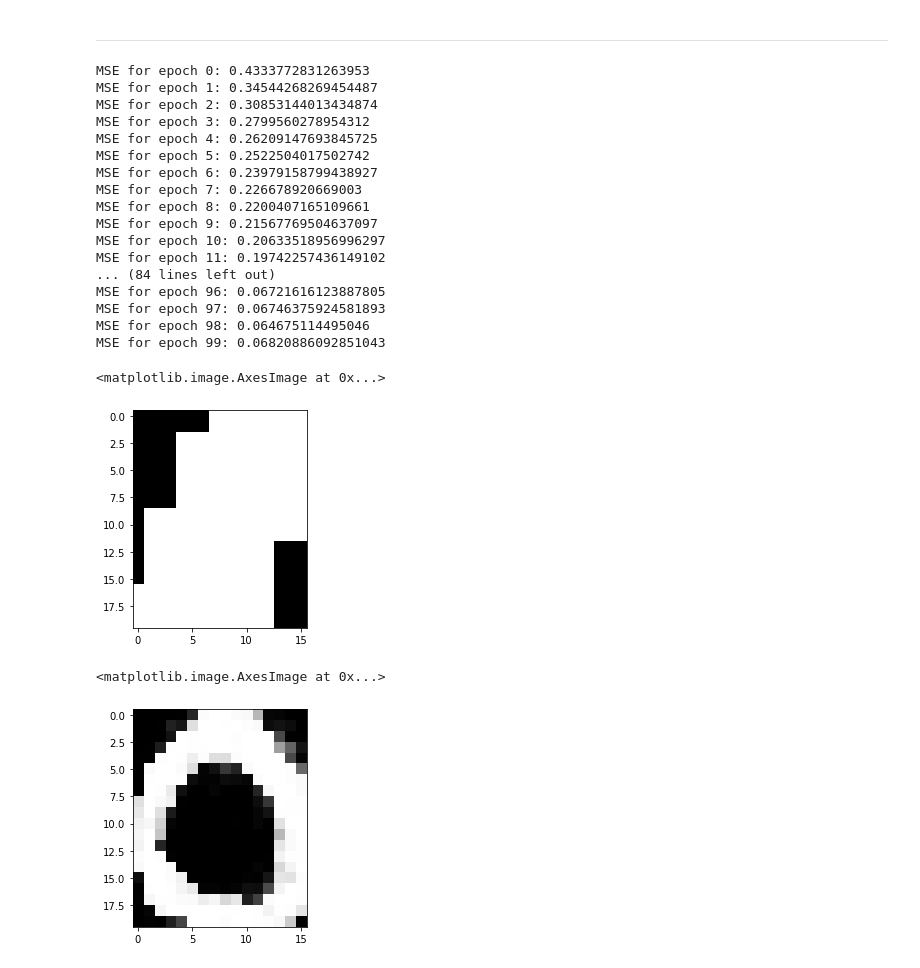
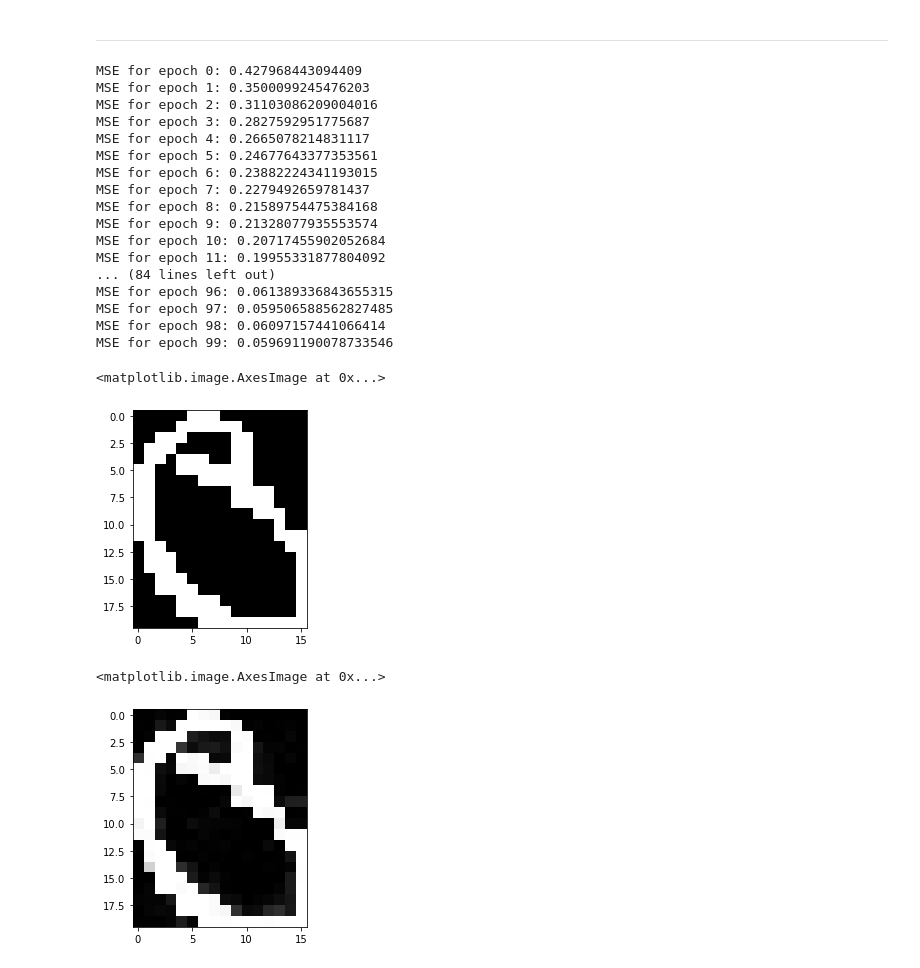
Before and after one commit to Koowah/Deep_neural_networks, a Jupyter notebook: notebooks/1_AL_TP_DNN.ipynb, the cells around one changed output. Drawn from its saved outputs; the diff is of its cells as text; code cells hidden in the pictures.

```diff
--- a/notebooks/1_AL_TP_DNN.ipynb
+++ b/notebooks/1_AL_TP_DNN.ipynb
@@ -264,36 +264,36 @@ class RBM:
 # %%
 rbm = RBM(20*16, 20*8)
 # %%
-data = lire_alpha_digit(images, [0, 1, 2, 3, 4])
+data = lire_alpha_digit(images, [0, 1, 2, 3, 4, 5, 6, 7, 8, 9])
 # %%
 train_data = list(zip(data, labels_array[:39*2]))
 # %%
 rbm.train_model(train_data)
 # %% [output]
-MSE for epoch 0: 0.4333772831263953
-MSE for epoch 1: 0.34544268269454487
-MSE for epoch 2: 0.30853144013434874
-MSE for epoch 3: 0.2799560278954312
-MSE for epoch 4: 0.26209147693845725
-MSE for epoch 5: 0.2522504017502742
-MSE for epoch 6: 0.23979158799438927
-MSE for epoch 7: 0.226678920669003
-MSE for epoch 8: 0.2200407165109661
-MSE for epoch 9: 0.21567769504637097
-MSE for epoch 10: 0.20633518956996297
-MSE for epoch 11: 0.19742257436149102
+MSE for epoch 0: 0.427968443094409
+MSE for epoch 1: 0.3500099245476203
+MSE for epoch 2: 0.31103086209004016
+MSE for epoch 3: 0.2827592951775687
+MSE for epoch 4: 0.2665078214831117
+MSE for epoch 5: 0.24677643377353561
+MSE for epoch 6: 0.23882224341193015
+MSE for epoch 7: 0.2279492659781437
+MSE for epoch 8: 0.21589754475384168
+MSE for epoch 9: 0.21328077935553574
+MSE for epoch 10: 0.20717455902052684
+MSE for epoch 11: 0.19955331877804092
 ... (84 lines left out)
-MSE for epoch 96: 0.06721616123887805
-MSE for epoch 97: 0.06746375924581893
-MSE for epoch 98: 0.064675114495046
-MSE for epoch 99: 0.06820886092851043
+MSE for epoch 96: 0.061389336843655315
+MSE for epoch 97: 0.059506588562827485
+MSE for epoch 98: 0.06097157441066414
+MSE for epoch 99: 0.059691190078733546
 # %%
-plt.imshow(data[50].reshape(20,16), cmap='Greys_r')
+plt.imshow(data[39*0].reshape(20,16), cmap='Greys_r')
 # %% [output]
 <matplotlib.image.AxesImage at 0x...>
-[figure, old version]
+[figure, new version]
 # %%
-plt.imshow(rbm.reconstruct(data[5].T)[0].reshape(20,16), cmap='Greys_r')
+plt.imshow(rbm.reconstruct(data[39*0].T)[0].reshape(20,16), cmap='Greys_r')
 # %% [output]
 <matplotlib.image.AxesImage at 0x...>
-[figure, old version]
+[figure, new version]
```
Also changed, not shown: parts of 1 cell of this notebook.
